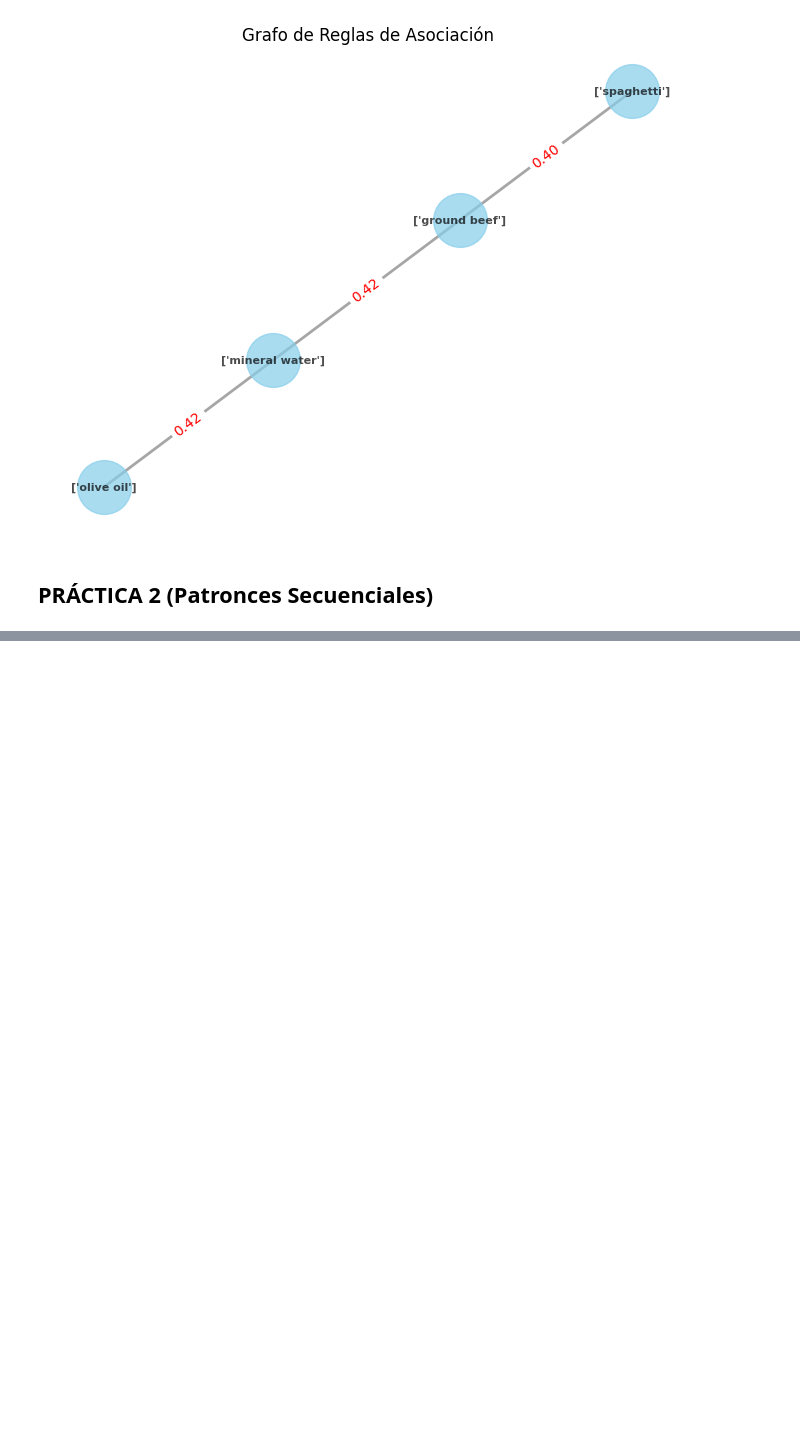
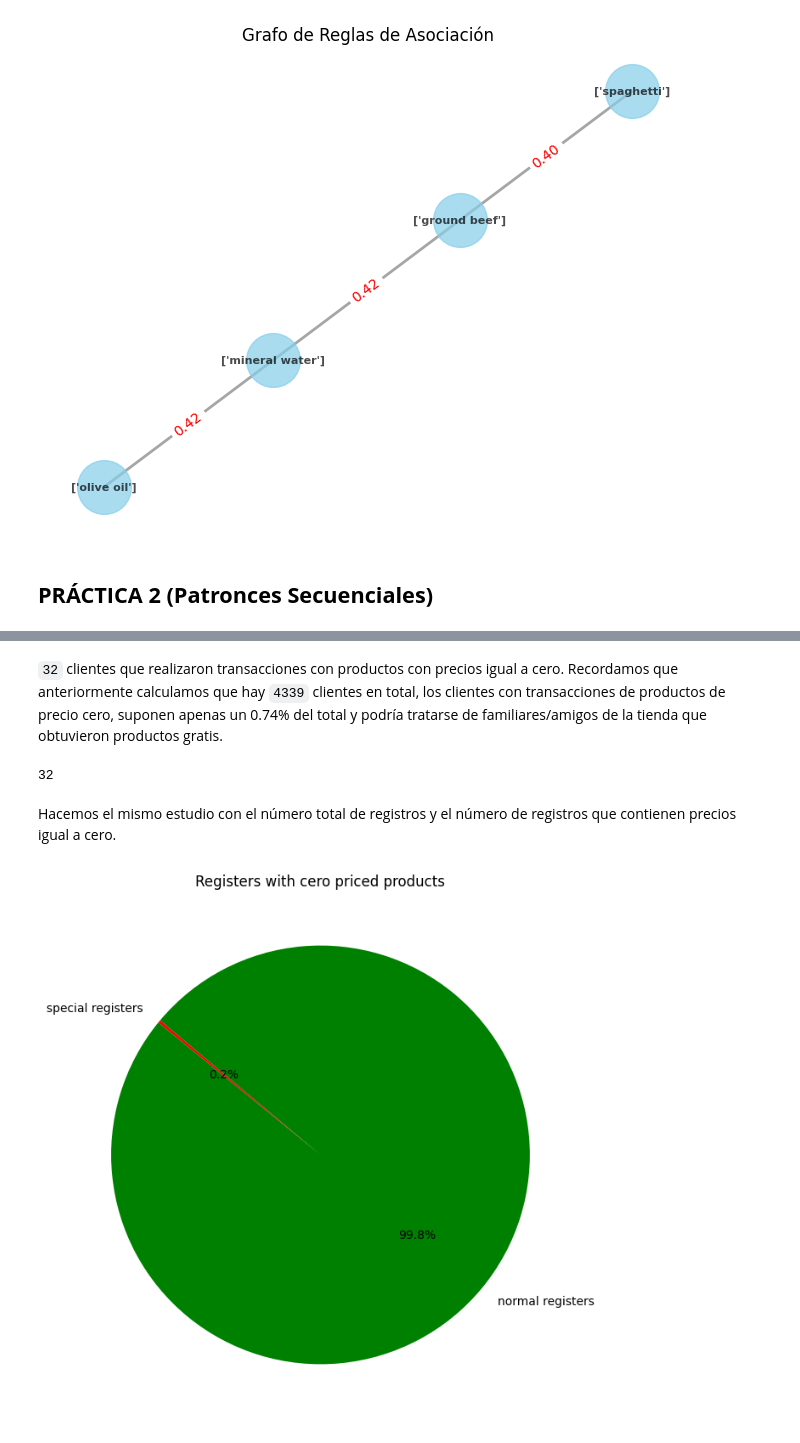
Before and after one commit to CeliaDiazSanchez/Data-Mining, a Jupyter notebook: LAB02.ipynb, the cells around one changed output, grey strips where cells are left out. Cells and saved outputs as stored; diff of their text form; code cells hidden in the pictures; blank space fills up the shorter version.

```diff
--- a/LAB02.ipynb
+++ b/LAB02.ipynb
@@ -604,0 +994,4 @@ See https://numpy.org/devdocs/release/1.25.0-notes.html and the docs for more in
+# %%
+df = df.drop(df[df['Quantity'] < 0].index)
+if df[df['Quantity'] < 0].shape[0] == 0:
+  print('Los registros con cantidades de producto negativas fueron eliminados')
@@ -604,0 +1018,2 @@ See https://numpy.org/devdocs/release/1.25.0-notes.html and the docs for more in
+# %%
+df = df.drop(df[df['UnitPrice'] < 0].index)
@@ -604,0 +1022,3 @@ See https://numpy.org/devdocs/release/1.25.0-notes.html and the docs for more in
+# %%
+cero_price = df[df['UnitPrice'] == 0]
+cero_price.head(10)
@@ -604,0 +1059,30 @@ See https://numpy.org/devdocs/release/1.25.0-notes.html and the docs for more in
+# %% [markdown]
+`32` clientes que realizaron transacciones con productos con precios igual a cero. Recordamos que anteriormente calculamos que hay `4339` clientes en total, los clientes con transacciones de productos de precio cero, suponen apenas un 0.74% del total y podría tratarse de familiares/amigos de la tienda que obtuvieron productos gratis.
+# %%
+cero_customers = cero_price['CustomerID'].unique().size
+print(cero_customers)
+normal_customers = df['CustomerID'].unique().size - cero_customers
+# %% [output]
+32
+# %% [markdown]
+Hacemos el mismo estudio con el número total de registros y el número de registros que contienen precios igual a cero.
+# %%
+cero_registers = cero_price.shape[0]
+normal_registers = df.shape[0] - cero_registers
+# %%
+import matplotlib.pyplot as plt
+
+sizes = [cero_registers, normal_registers]
+labels = ['special registers','normal registers']
+
+# Crear un gráfico circular
+plt.figure(figsize=(8, 8))
+plt.pie(sizes, labels=labels, autopct='%1.1f%%',colors=['red','green'], startangle=140)
+
+# Añadir título
+plt.title('Registers with cero priced products')
+
+# Mostrar el gráfico
+plt.show()
+# %% [output]
+[figure, added]
```
Also changed, not shown: parts of 121 cells of this notebook.
